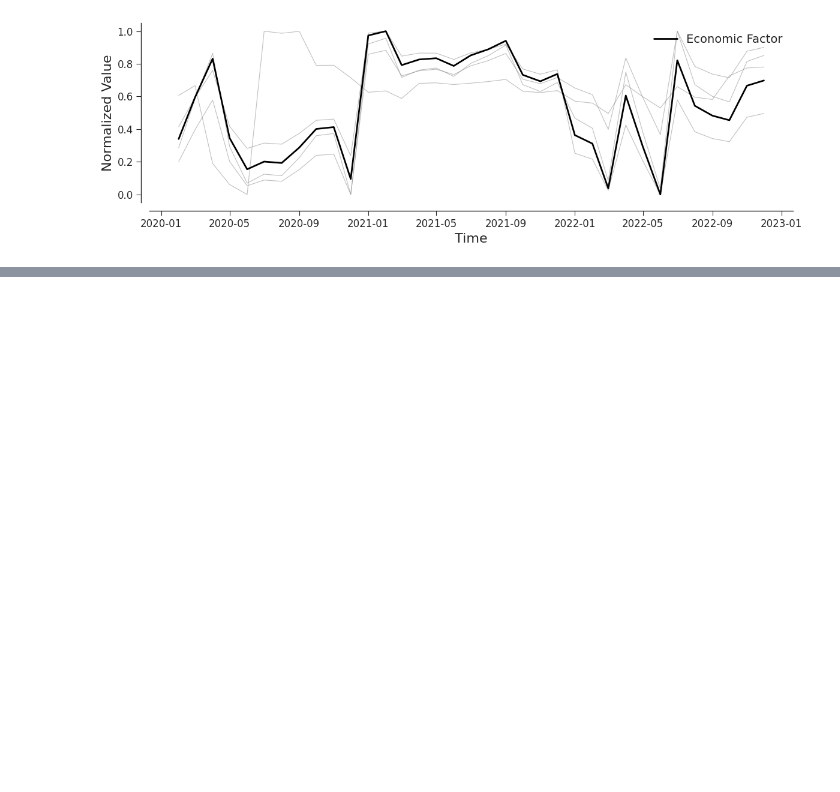
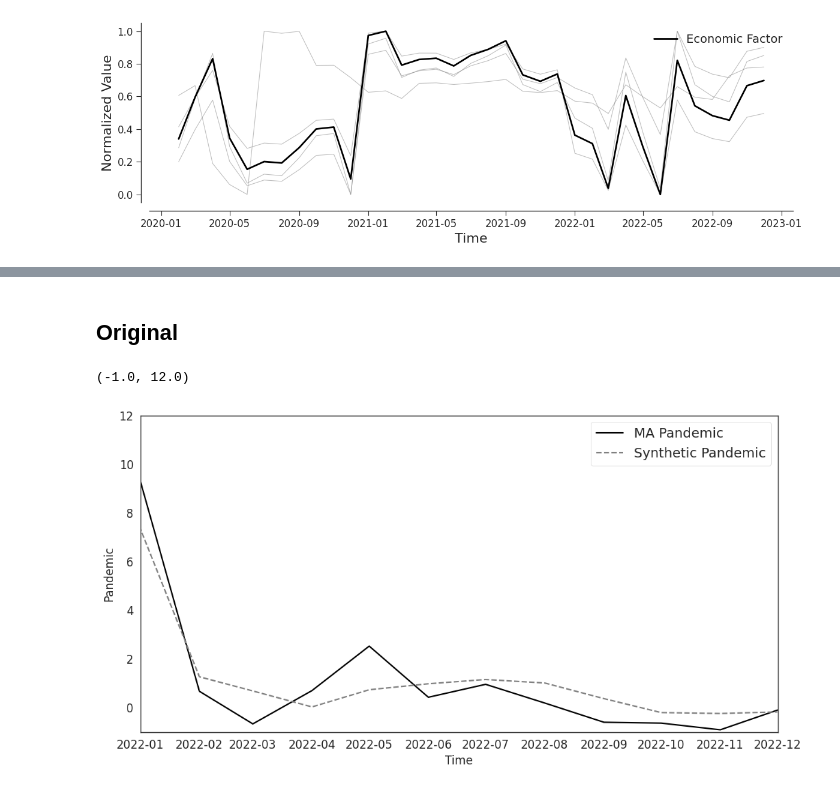
Before and after one commit to jvivian/DFMDash, a Jupyter notebook: reports/figures/figures.ipynb, the cells around one changed output, grey strips where cells are left out. Cells and saved outputs as stored; diff of their text form; code cells hidden in the pictures; blank space fills up the shorter version.

```diff
--- a/reports/figures/figures.ipynb
+++ b/reports/figures/figures.ipynb
@@ -290,0 +403,27 @@ plt.show()
+# %%
+data = sc.original_data
+synth = data.synth_outcome
+treated_outcome_all = data.treated_outcome_all
+treatment_period = data.treatment_period
+treated_label = "Treated"
+synth_label = "Synthetic Control"
+treatment_label = "Treatment"
+
+# Determine appropriate limits for y-axis
+max_value = max(np.max(treated_outcome_all), np.max(synth))
+min_value = min(np.min(treated_outcome_all), np.min(synth))
+
+# Create x/y
+x = df[df.State == treated_unit].Time
+ys = synth[0, :]
+y = df[df.State == treated_unit][outcome_var]
+
+if invert:
+    y *= -1
+    ys *= -1
+
+# fig.add_trace(go.Scatter(x=x, y=y, mode="lines", name=f"{treated_unit} {outcome_var}"))
+# fig.add_trace(go.Scatter(x=x, y=ys, mode="lines", name=f"Synthetic {outcome_var}", line=dict(dash="dot")))
+# %%
+x = pd.to_datetime(x)
+x.max()
@@ -290,0 +432,11 @@ plt.show()
+# %% [markdown]
+## Original
+# %%
+plt.figure(figsize=(12, 6))
+sns.lineplot(x=x, y=y, label=f"{treated_unit} {outcome_var}", c='black')
+sns.lineplot(x=x, y=ys, label=f"Synthetic {outcome_var}", c='grey', linestyle='--')
+plt.xlim([datetime(2022, 1,1), x.max()])
+plt.ylim([-1, 12])
+# %% [output]
+(-1.0, 12.0)
+[figure, added]
```
Also changed, not shown: parts of 8 cells of this notebook.
